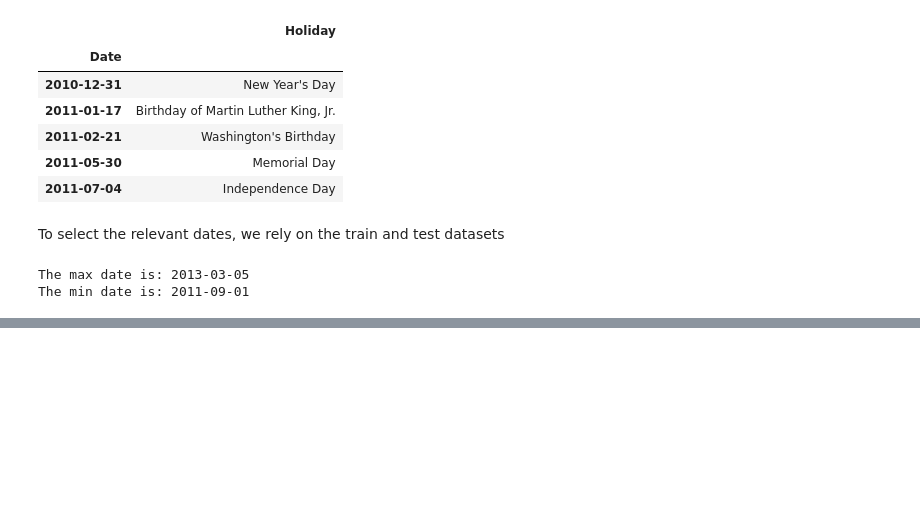
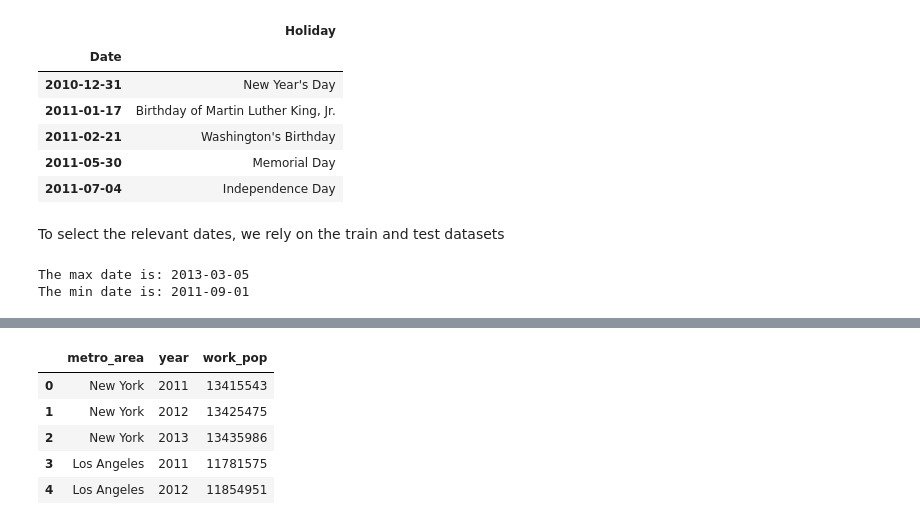
Before and after one commit to henrique-britoleao/air_passenger_traffic, a Jupyter notebook: data_treating.ipynb, the cells around one changed output, grey strips where cells are left out. Cells and saved outputs as stored; diff of their text form; code cells hidden in the pictures; blank space fills up the shorter version.

```diff
--- a/data_treating.ipynb
+++ b/data_treating.ipynb
@@ -166,0 +197,9 @@ us_hol.to_csv(os.path.join('processed_add_data', 'usholidays_processed.csv'))
+# %%
+working_pop.head()
+# %% [output]
+|  | metro_area | year | work_pop |
+| 0 | New York | 2011 | 13415543 |
+| 1 | New York | 2012 | 13425475 |
+| 2 | New York | 2013 | 13435986 |
+| 3 | Los Angeles | 2011 | 11781575 |
+| 4 | Los Angeles | 2012 | 11854951 |
```
Also changed, not shown: parts of 6 cells of this notebook.
